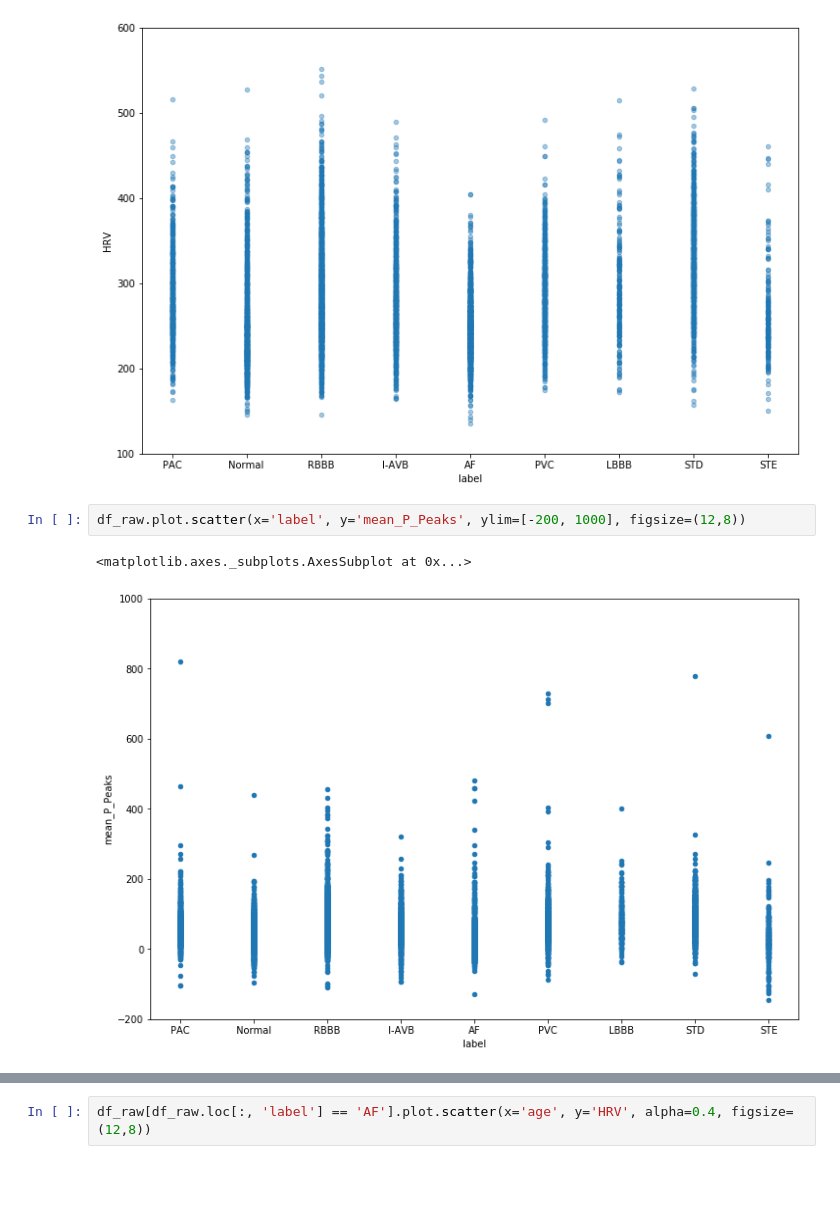
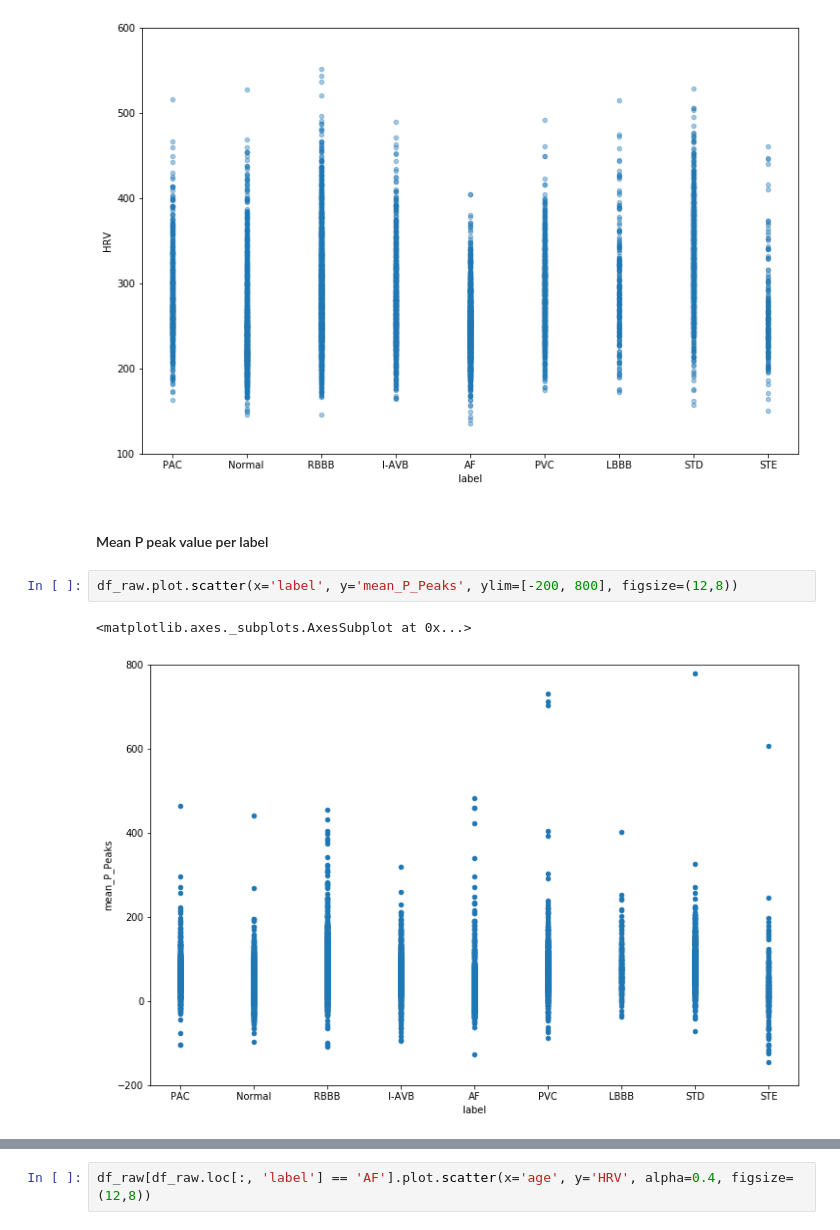
Before and after one commit to tomiambro/phys2020Classifier, a Jupyter notebook: af_detection.ipynb, the cells around one changed output, grey strips where cells are left out. Cells and saved outputs as stored; diff of their text form; blank space fills up the shorter version.

```diff
--- a/af_detection.ipynb
+++ b/af_detection.ipynb
@@ -79,8 +85,10 @@ df_raw.plot.scatter(x='label', y='HRV', ylim=[100, 600], alpha=0.4, figsize=(12,
 # %% [output]
 <matplotlib.axes._subplots.AxesSubplot at 0x...>
 [figure]
+# %% [markdown]
+#### Mean P peak value per label
 # %%
-df_raw.plot.scatter(x='label', y='mean_P_Peaks', ylim=[-200, 1000], figsize=(12,8))
+df_raw.plot.scatter(x='label', y='mean_P_Peaks', ylim=[-200, 800], figsize=(12,8))
 # %% [output]
 <matplotlib.axes._subplots.AxesSubplot at 0x...>
-[figure, old version]
+[figure, new version]
```
Also changed, not shown: parts of 9 cells of this notebook, 1 other file.
